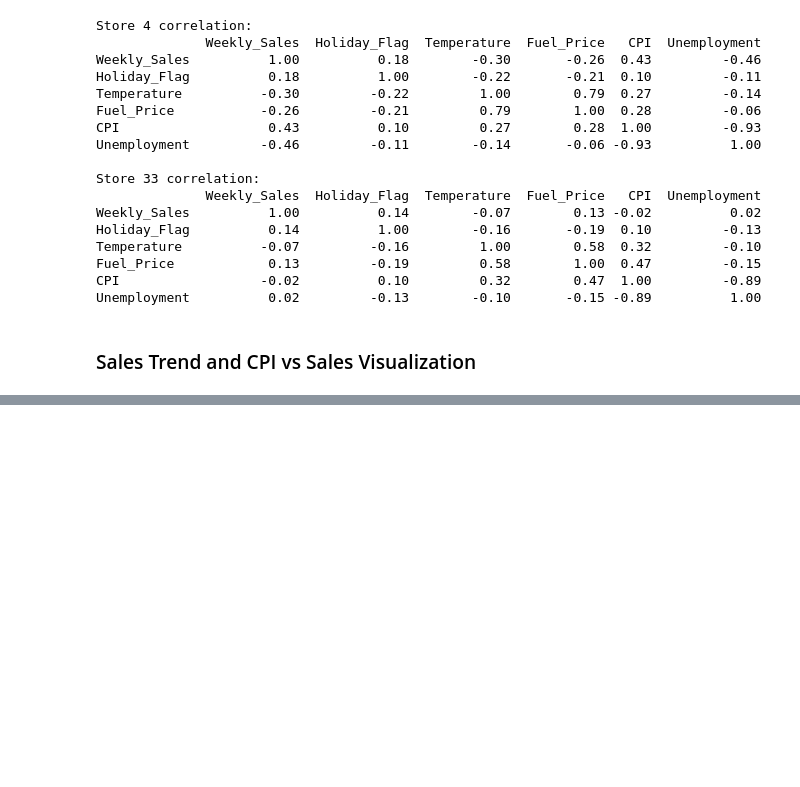
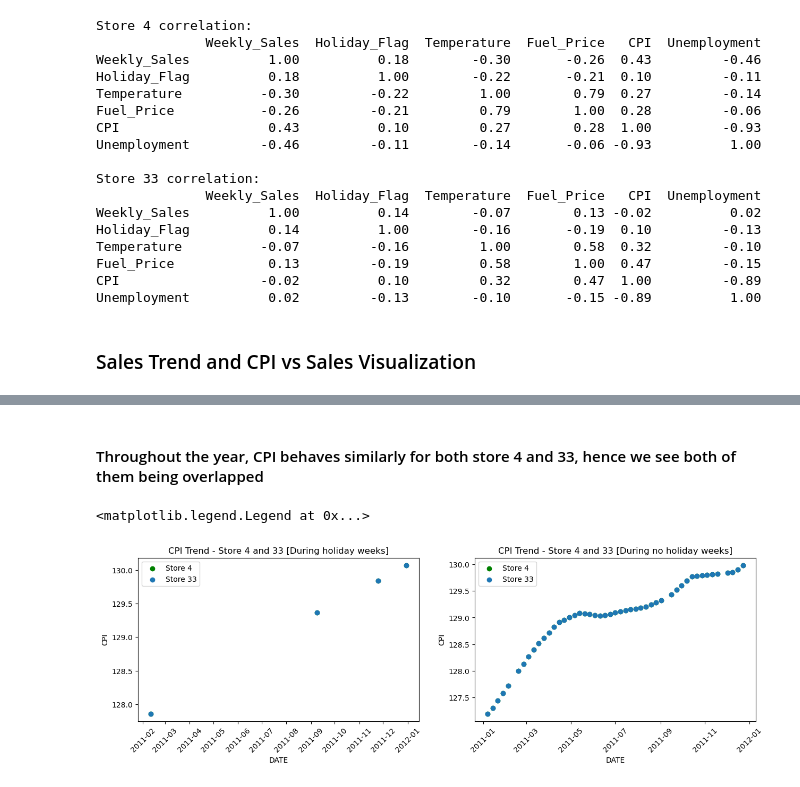
Before and after one commit to rajonnachoudhury/Mini-Experiments, a Jupyter notebook: project-1/walmart_analysis.ipynb, the cells around one changed output, grey strips where cells are left out. Cells and saved outputs as stored; diff of their text form; code cells hidden in the pictures; blank space fills up the shorter version.

```diff
--- a/project-1/walmart_analysis.ipynb
+++ b/project-1/walmart_analysis.ipynb
@@ -278,0 +289,22 @@ plt.legend()
+# %% [markdown]
+#### Throughout the year, CPI behaves similarly for both store 4 and 33, hence we see both of them being overlapped ####
+# %%
+fig, axes = plt.subplots(1,2,figsize=(15,4))
+axes[0].scatter(store4_holiday['Date'],store4_holiday['CPI'],label="Store 4",color="green")
+axes[0].scatter(store33_holiday['Date'],store33_holiday['CPI'],label='Store 33')
+axes[0].tick_params(axis='x', rotation=45)
+axes[0].set_xlabel("DATE")
+axes[0].set_ylabel("CPI")
+axes[0].set_title("CPI Trend - Store 4 and 33 [During holiday weeks]")
+axes[0].legend()
+
+axes[1].scatter(store4_no_holiday['Date'],store4_no_holiday['CPI'],label="Store 4",color="green")
+axes[1].scatter(store33_no_holiday['Date'],store33_no_holiday['CPI'],label='Store 33')
+axes[1].tick_params(axis='x', rotation=45)
+axes[1].set_xlabel("DATE")
+axes[1].set_ylabel("CPI")
+axes[1].set_title("CPI Trend - Store 4 and 33 [During no holiday weeks]")
+axes[1].legend()
+# %% [output]
+<matplotlib.legend.Legend at 0x...>
+[figure, added]
```
Also changed, not shown: parts of 17 cells of this notebook.
